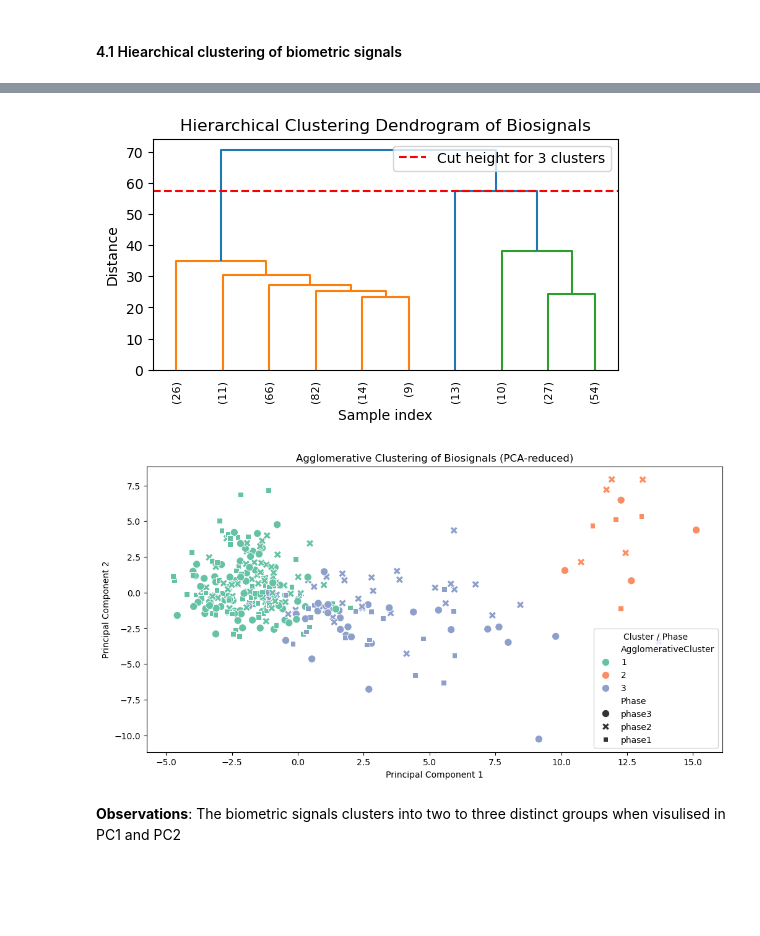
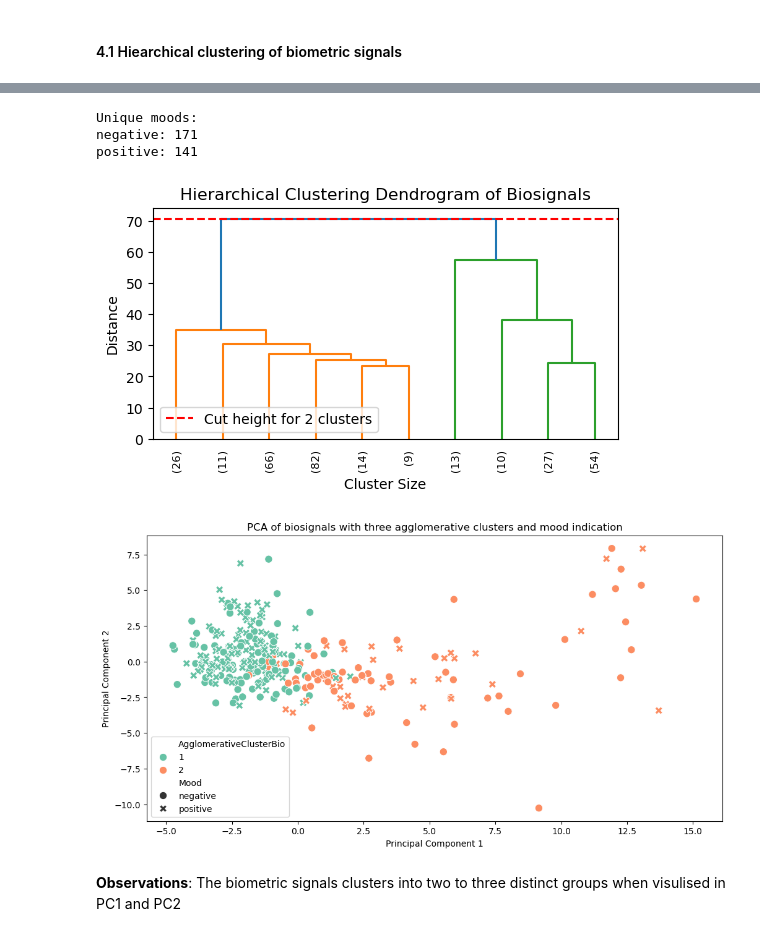
Before and after one commit to AntonWangDTU/case_2, a Jupyter notebook: src_anton/case_2_data.ipynb, the cells around one changed output, grey strips where cells are left out. Drawn from its saved outputs; the diff is of its cells as text; code cells hidden in the pictures; blank space fills up the shorter version.

```diff
--- a/src_anton/case_2_data.ipynb
+++ b/src_anton/case_2_data.ipynb
@@ -90,6 +90,6 @@ data_pd.fillna({col: data_pd[col].mean() for col in ['EDA_TD_P_RT', 'EDA_TD_P_Re
 
 biometric_df = data_pd.iloc[:, 5:56]
 
-emotions_df = data_pd.iloc[:, 56:-1]
+emotions_df = data_pd.iloc[:, -10:]
 emotions_df.columns
 # %% [output]
@@ -222,27 +265,42 @@ plt.show()
+# %%
+from sklearn.preprocessing import StandardScaler
+import numpy as np
+
+# Define emotion categories
+positive_emotions = ['active', 'alert', 'attentive', 'determined', 'inspired']
+negative_emotions = ['afraid', 'ashamed', 'hostile', 'nervous', 'upset']
+
+# Standardize emotion scores *per column*
+scaler = StandardScaler()
+emotions_df_scaled = pd.DataFrame(
+    scaler.fit_transform(emotions_df),
+    columns=emotions_df.columns,
+    index=emotions_df.index
+)
+
+# Compute means and classify moods
+data_pd['Mood'] = np.where(
+    emotions_df_scaled[positive_emotions].mean(axis=1) > emotions_df_scaled[negative_emotions].mean(axis=1),
+    'positive',
+    'negative'
+)
+
+# Count unique moods
+unique_moods = data_pd['Mood'].unique()
+print("Unique moods:")
+
+for mood in unique_moods:
+    count = (data_pd['Mood'] == mood).sum()
+    print(f"{mood}: {count}")
+# %% [output]
+Unique moods:
+negative: 171
+positive: 141
 # %%
-# Create a mapping for the cohort transformation
-cohort_map = {
-    'D1_1': 'D1_1',
-    'D1_2': 'D1_2',
-    'D1_3': 'D1_3',
-    'D1_4': 'D1_3',
-    'D1_5': 'D1_3',
-    'D1_6': 'D1_3'
-}
 
-# Create new column with transformed cohorts
-data_pd['CohortGrouped'] = data_pd['Cohort'].map(cohort_map)
-#Make correlation hea
-
-# --- Standardize the biometric features ---
-scaler = StandardScaler()
-biometric_scaled = scaler.fit_transform(biometric_df)
-
-# --- Perform hierarchical clustering ---
-Z = linkage(biometric_scaled, method='ward', metric='euclidean')
 
 # --- Choose number of clusters ---
-n_clusters = 3
+n_clusters = 2
 
 # --- Find the appropriate height to cut the dendrogram ---
 # The distance at which to cut to get `n_clusters`
@@ -254,47 +312,42 @@ plt.title('Hierarchical Clustering Dendrogram of Biosignals')
 plt.xlabel('Cluster Size')
 plt.ylabel('Distance')
 
 dendrogram(Z,
            truncate_mode='lastp',
            leaf_rotation=90.,
            leaf_font_size=8.,
            color_threshold=cut_height,
            p=10)
 plt.axhline(y=cut_height, c='red', linestyle='--', label=f'Cut height for {n_clusters} clusters')
 plt.legend()
 plt.show()
 
 # --- Optional: Cut the dendrogram to form flat clusters ---
 # Here we choose to form 3 clusters (you can change 3 to another number)
-cluster_labels = fcluster(Z, t=3, criterion='maxclust')
+
+cluster_labels = fcluster(Z, t=n_clusters, criterion='maxclust')
 
 # --- Add the cluster labels back to the dataset ---
-data_pd['AgglomerativeCluster'] = cluster_labels
-
-# --- (Optional) Visualize clusters using PCA ---
-pca = PCA(n_components=2)
-pca_components = pca.fit_transform(biometric_scaled)
-
-
+data_pd['AgglomerativeClusterBio'] = cluster_labels
 
 # Plot
 plt.figure(figsize=(12, 6))
 sns.scatterplot(
     x=pca_components[:, 0],
     y=pca_components[:, 1],
-    hue=data_pd['AgglomerativeCluster'],       # color by cluster
-    style=data_pd['Phase'],                    # shape by phase
+    hue=data_pd['AgglomerativeClusterBio'],       # color by cluster
+    style=data_pd['Mood'],                    # shape by phase
     palette='Set2',
     s=80                                       # optional: size of points
 )
-plt.title('Agglomerative Clustering of Biosignals (PCA-reduced)')
+plt.title('PCA of biosignals with three agglomerative clusters and mood indication')
 plt.xlabel('Principal Component 1')
 plt.ylabel('Principal Component 2')
-plt.legend(title='Cluster / Phase')
+plt.legend(title='')
 plt.show()
 # %% [output]
-[figure, old version]
+[figure, new version]
-[figure, old version]
+[figure, new version]
 # %% [markdown]
 **Observations**: The biometric signals clusters into two to three distinct groups when visulised in PC1 and PC2
 # %% [markdown]
```
Also changed, not shown: parts of 14 cells of this notebook.
